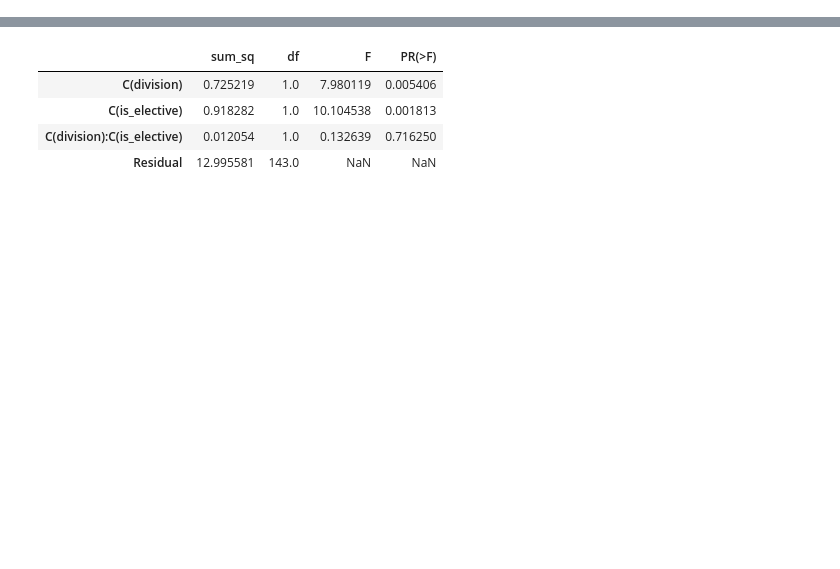
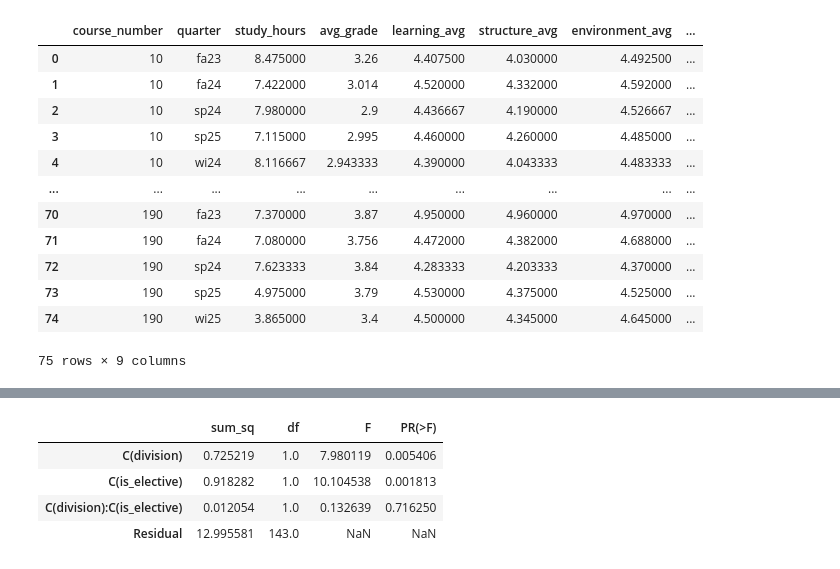
Before and after one commit to cadenpascual/DSC190_FinalProject, a Jupyter notebook: SET_data_analysis.ipynb, the cells around one changed output, grey strips where cells are left out. Cells and saved outputs as stored; diff of their text form; code cells hidden in the pictures; blank space fills up the shorter version.

```diff
--- a/SET_data_analysis.ipynb
+++ b/SET_data_analysis.ipynb
@@ -3,7 +14,31 @@ Exploring DSC SET Data
 # %%
+# Import all necessary libraries
 import pandas as pd
 import numpy as np
 import matplotlib.pyplot as plt
 import seaborn as sns
+import warnings
+warnings.filterwarnings('ignore')
+
+# Statistical and machine learning libraries
+from scipy.stats import ttest_ind, f_oneway, chi2_contingency, pearsonr, spearmanr
+from statsmodels.formula.api import ols
+from statsmodels.stats.anova import anova_lm
 import statsmodels.api as sm
-from statsmodels.formula.api import ols
+
+# Machine learning libraries
+from sklearn.model_selection import train_test_split, cross_val_score
+from sklearn.linear_model import LogisticRegression
+from sklearn.preprocessing import StandardScaler
+from sklearn.metrics import (
+    accuracy_score, precision_score, recall_score, f1_score,
+    confusion_matrix, classification_report, roc_auc_score, roc_curve,
+    precision_recall_curve, average_precision_score
+)
+from sklearn.inspection import permutation_importance
+
+# Set plotting style
+sns.set_style("whitegrid")
+plt.rcParams['figure.figsize'] = (12, 8)
+pd.set_option('display.max_columns', None)
+pd.set_option('display.width', None)
@@ -59,0 +708,16 @@ Factors
+# %%
+df_with_features
+# %% [output]
+|  | course_number | quarter | study_hours | avg_grade | learning_avg | structure_avg | environment_avg | ... |
+| 0 | 10 | fa23 | 8.475000 | 3.26 | 4.407500 | 4.030000 | 4.492500 | ... |
+| 1 | 10 | fa24 | 7.422000 | 3.014 | 4.520000 | 4.332000 | 4.592000 | ... |
+| 2 | 10 | sp24 | 7.980000 | 2.9 | 4.436667 | 4.190000 | 4.526667 | ... |
+| 3 | 10 | sp25 | 7.115000 | 2.995 | 4.460000 | 4.260000 | 4.485000 | ... |
+| 4 | 10 | wi24 | 8.116667 | 2.943333 | 4.390000 | 4.043333 | 4.483333 | ... |
+| ... | ... | ... | ... | ... | ... | ... | ... | ... |
+| 70 | 190 | fa23 | 7.370000 | 3.87 | 4.950000 | 4.960000 | 4.970000 | ... |
+| 71 | 190 | fa24 | 7.080000 | 3.756 | 4.472000 | 4.382000 | 4.688000 | ... |
+| 72 | 190 | sp24 | 7.623333 | 3.84 | 4.283333 | 4.203333 | 4.370000 | ... |
+| 73 | 190 | sp25 | 4.975000 | 3.79 | 4.530000 | 4.375000 | 4.525000 | ... |
+| 74 | 190 | wi25 | 3.865000 | 3.4 | 4.500000 | 4.345000 | 4.645000 | ... |
+75 rows × 9 columns
```
Also changed, not shown: parts of 50 cells of this notebook, 5 other files.
